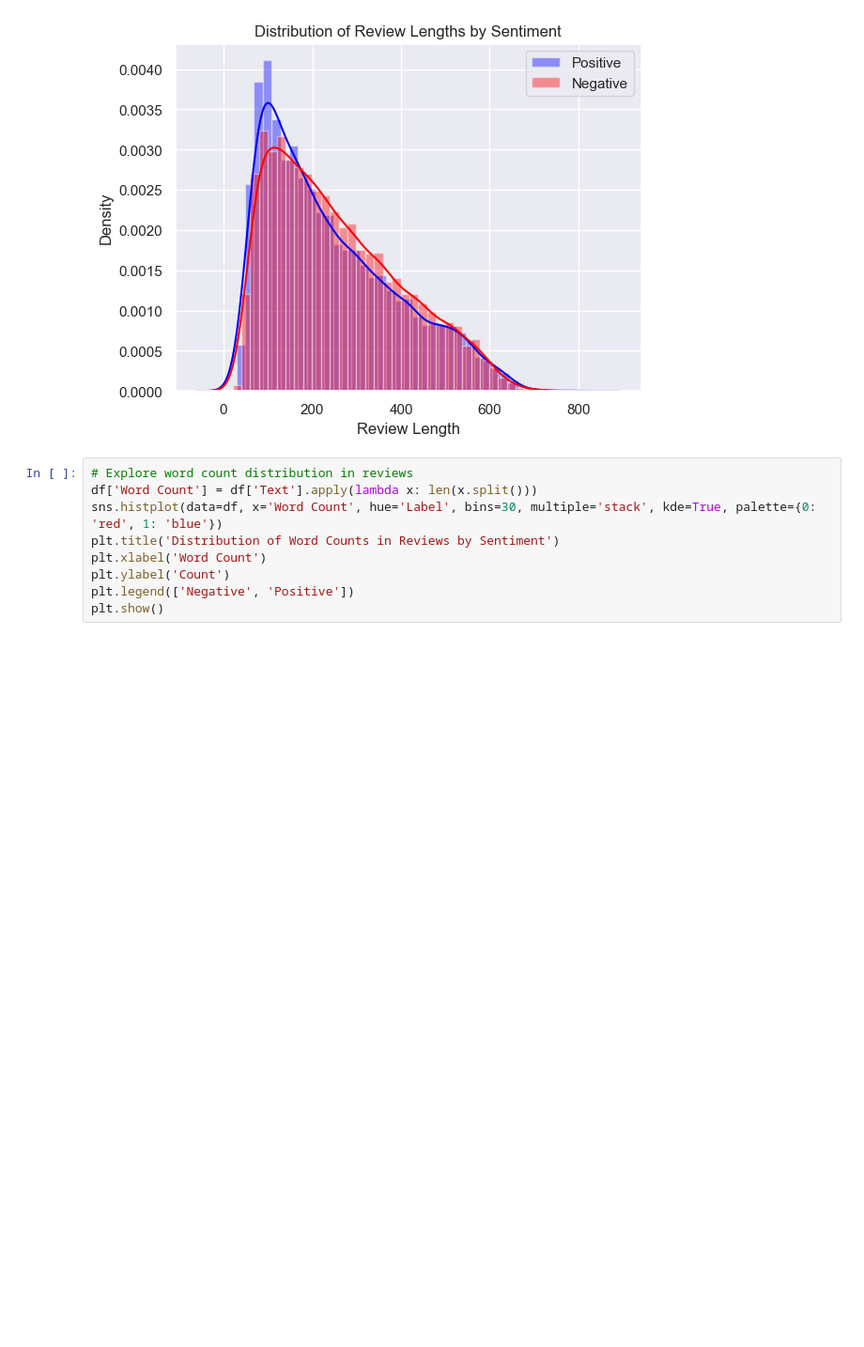
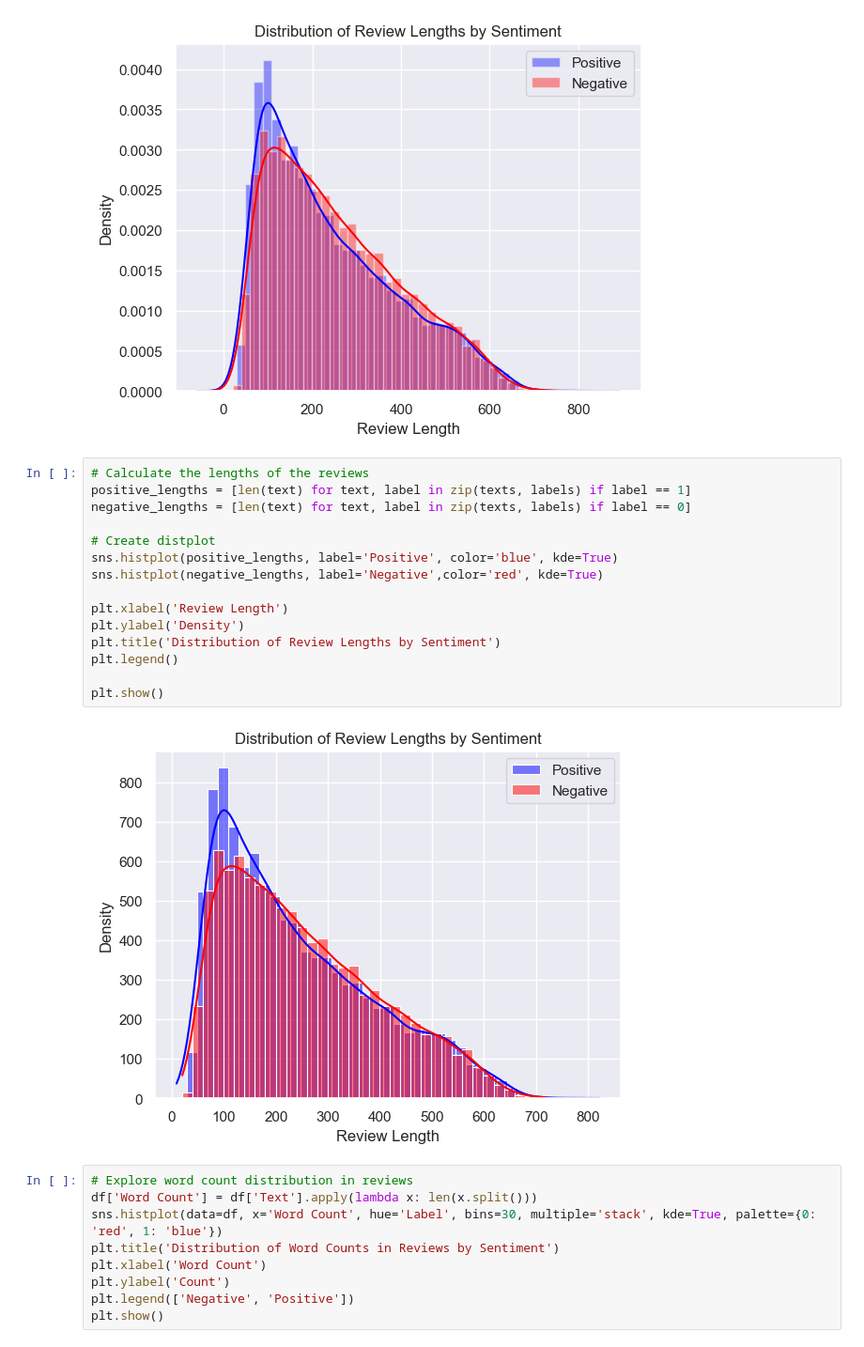
Before and after one commit to aayushsahu3010/Sentiment-distelbert, a Jupyter notebook: notebooks/amazon_polarity.ipynb, the cells around one changed output. Shown at 94% size. Saved outputs shown, nothing was run; the diff lists cells and outputs as text; blank space fills up the shorter version.

```diff
--- a/notebooks/amazon_polarity.ipynb
+++ b/notebooks/amazon_polarity.ipynb
@@ -168,6 +188,23 @@ plt.legend()
 plt.show()
 # %% [output]
 [figure]
+# %%
+# Calculate the lengths of the reviews
+positive_lengths = [len(text) for text, label in zip(texts, labels) if label == 1]
+negative_lengths = [len(text) for text, label in zip(texts, labels) if label == 0]
+
+# Create distplot
+sns.histplot(positive_lengths, label='Positive', color='blue', kde=True)
+sns.histplot(negative_lengths, label='Negative',color='red', kde=True)
+
+plt.xlabel('Review Length')
+plt.ylabel('Density')
+plt.title('Distribution of Review Lengths by Sentiment')
+plt.legend()
+
+plt.show()
+# %% [output]
+[figure, added]
 # %%
 # Explore word count distribution in reviews
 df['Word Count'] = df['Text'].apply(lambda x: len(x.split()))
```
Also changed, not shown: parts of 40 cells of this notebook, 4 other files.
